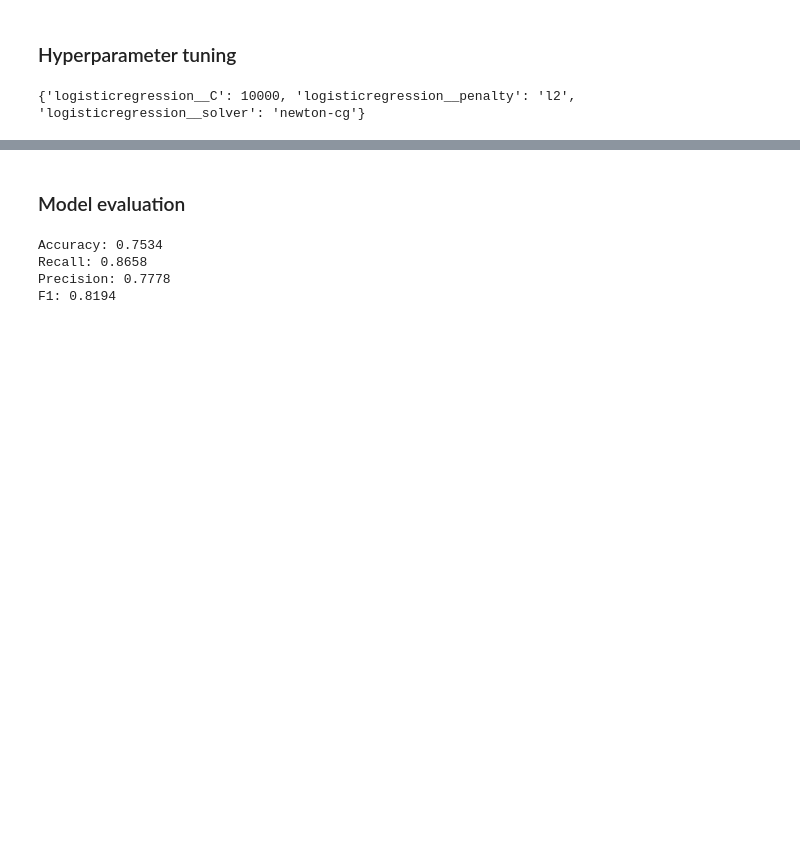
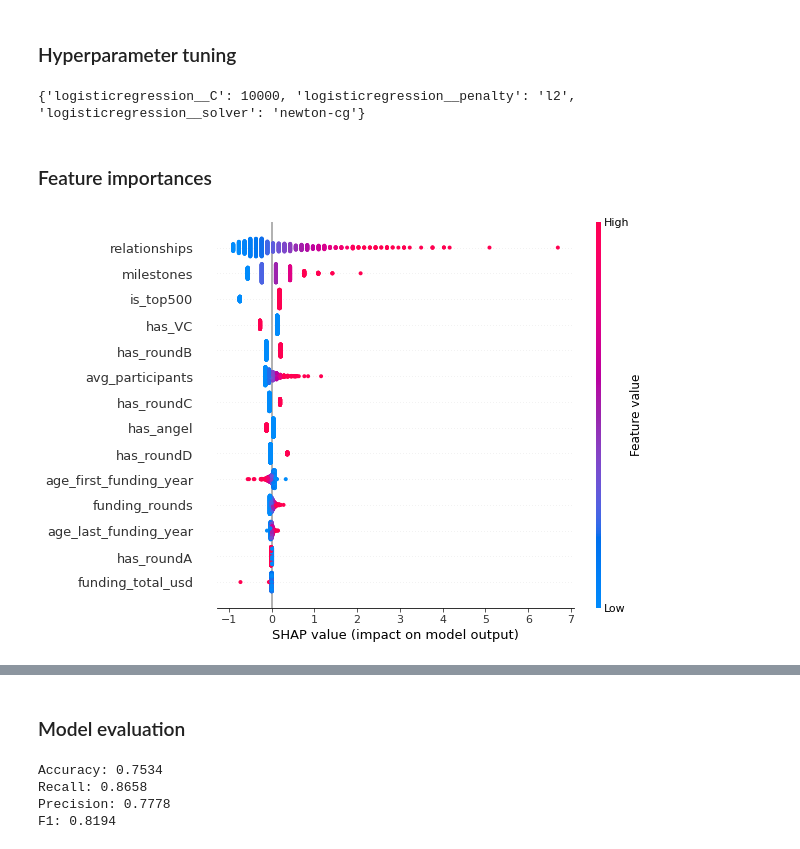
Before and after one commit to patrikpp/data_analysis_projects, a Jupyter notebook: startup_success_prediction_analysis/modeling_experiments/logistic_regression/logistic_regression.ipynb, the cells around one changed output, grey strips where cells are left out. Drawn from its saved outputs; the diff is of its cells as text; code cells hidden in the pictures; blank space fills up the shorter version.

```diff
--- a/startup_success_prediction_analysis/modeling_experiments/logistic_regression.ipynb
+++ b/startup_success_prediction_analysis/modeling_experiments/logistic_regression/logistic_regression.ipynb
@@ -89,8 +90,18 @@ gs = GridSearchCV(estimator=pipe_lr,
                   n_jobs=-1)
 
 gs = gs.fit(X_train, y_train)
-model_1 = gs.best_estimator_
+best_pipe_lr = gs.best_estimator_
 
 print(gs.best_params_)
 # %% [output]
 {'logisticregression__C': 10000, 'logisticregression__penalty': 'l2', 'logisticregression__solver': 'newton-cg'}
+# %% [markdown]
+### Feature importances
+# %%
+X_train_std = best_pipe_lr[:-1].transform(X_train)
+masker = shap.maskers.Independent(data=X_train_std)
+explainer = shap.LinearExplainer(best_pipe_lr[-1], masker=masker)
+shap_values = explainer.shap_values(X_train_std)
+shap.summary_plot(shap_values, X_train)
+# %% [output]
+[figure, added]
```
Also changed, not shown: parts of 12 cells of this notebook, 6 other files.
